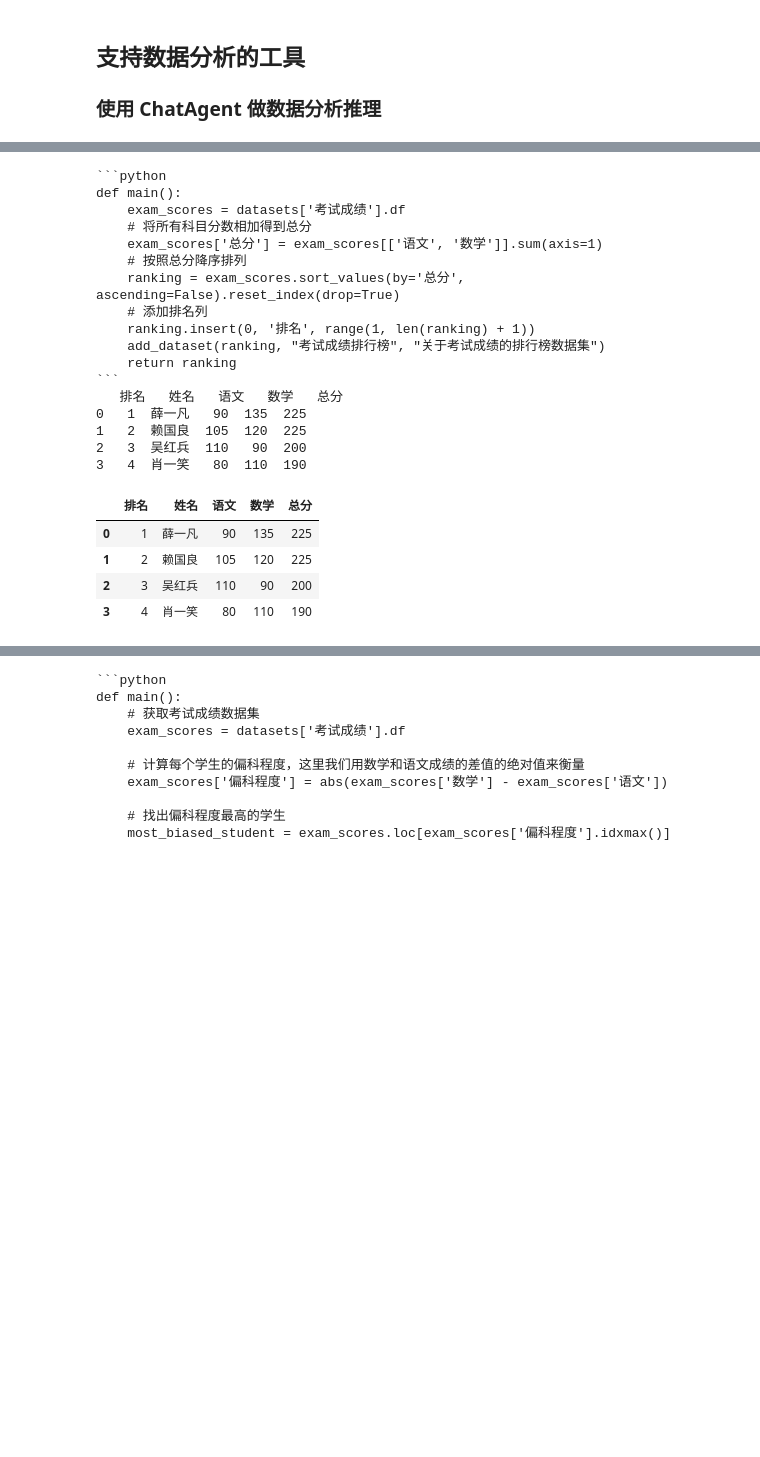
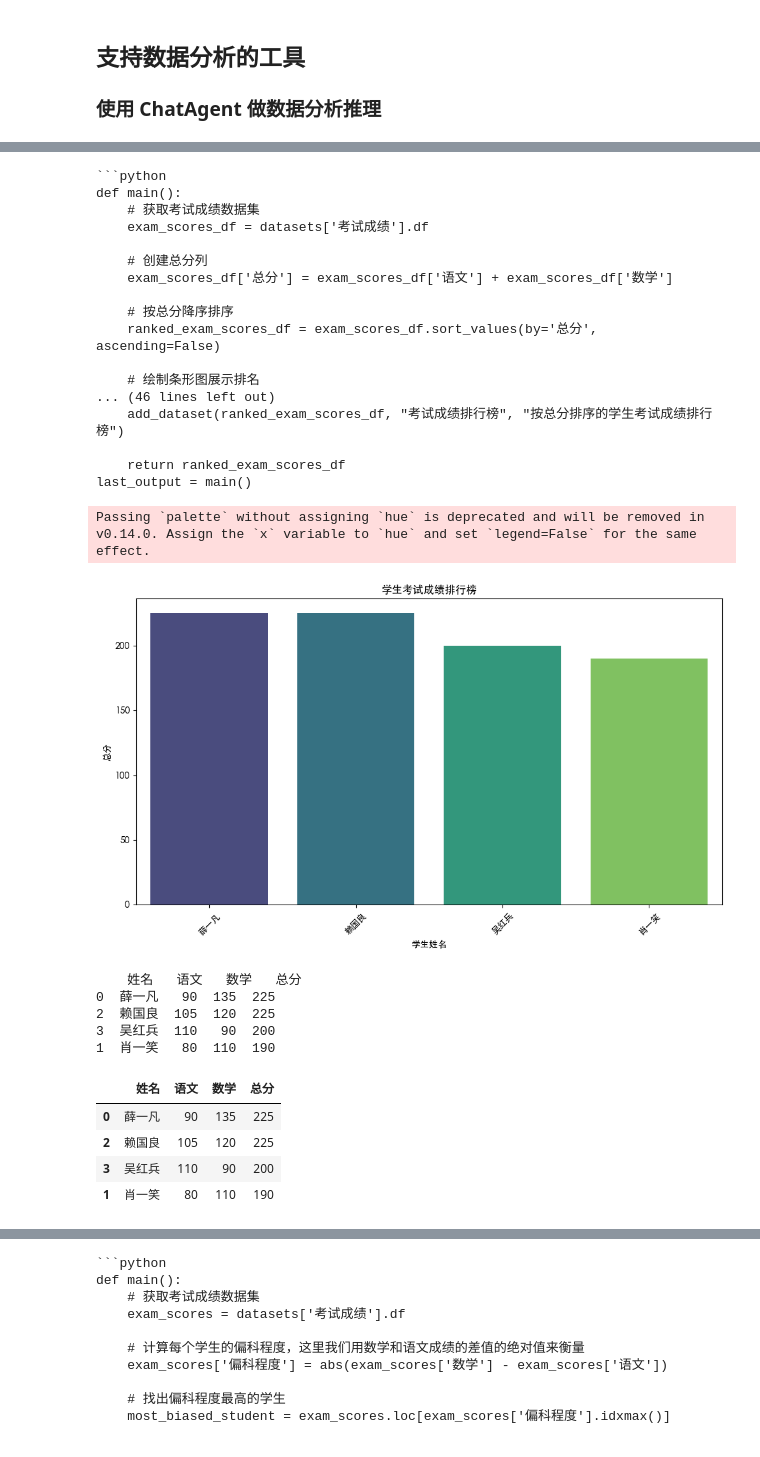
Before and after one commit to arcstep/illufly, a Jupyter notebook: notes/06 BaseAgent/data.ipynb, the cells around one changed output, grey strips where cells are left out. Saved outputs shown, nothing was run; the diff lists cells and outputs as text; code cells hidden in the pictures; blank space fills up the shorter version.

````diff
--- a/notes/06 BaseAgent/data.ipynb
+++ b/notes/06 BaseAgent/data.ipynb
@@ -56,28 +83,35 @@ print(p.agent.memory[0]['content'])
 # %%
-p("重新做一个榜单吧")
+p("重新做一个榜单吧, 并绘制合适的图表")
 # %% [output]
 ```python
 def main():
-    exam_scores = datasets['考试成绩'].df
-    # 将所有科目分数相加得到总分
-    exam_scores['总分'] = exam_scores[['语文', '数学']].sum(axis=1)
-    # 按照总分降序排列
-    ranking = exam_scores.sort_values(by='总分', ascending=False).reset_index(drop=True)
-    # 添加排名列
-    ranking.insert(0, '排名', range(1, len(ranking) + 1))
-    add_dataset(ranking, "考试成绩排行榜", "关于考试成绩的排行榜数据集")
-    return ranking
-```
-   排名   姓名   语文   数学   总分
-0   1  薛一凡   90  135  225
-1   2  赖国良  105  120  225
-2   3  吴红兵  110   90  200
-3   4  肖一笑   80  110  190
+    # 获取考试成绩数据集
+    exam_scores_df = datasets['考试成绩'].df
+
+    # 创建总分列
+    exam_scores_df['总分'] = exam_scores_df['语文'] + exam_scores_df['数学']
+
+    # 按总分降序排序
+    ranked_exam_scores_df = exam_scores_df.sort_values(by='总分', ascending=False)
+
+    # 绘制条形图展示排名
+... (46 lines left out)
+    add_dataset(ranked_exam_scores_df, "考试成绩排行榜", "按总分排序的学生考试成绩排行榜")
+
+    return ranked_exam_scores_df
+last_output = main()
+Passing `palette` without assigning `hue` is deprecated and will be removed in v0.14.0. Assign the `x` variable to `hue` and set `legend=False` for the same effect.
+[figure, added]
+    姓名   语文   数学   总分
+0  薛一凡   90  135  225
+2  赖国良  105  120  225
+3  吴红兵  110   90  200
+1  肖一笑   80  110  190
-|  | 排名 | 姓名 | 语文 | 数学 | 总分 |
-| 0 | 1 | 薛一凡 | 90 | 135 | 225 |
-| 1 | 2 | 赖国良 | 105 | 120 | 225 |
-| 2 | 3 | 吴红兵 | 110 | 90 | 200 |
-| 3 | 4 | 肖一笑 | 80 | 110 | 190 |
+|  | 姓名 | 语文 | 数学 | 总分 |
+| 0 | 薛一凡 | 90 | 135 | 225 |
+| 2 | 赖国良 | 105 | 120 | 225 |
+| 3 | 吴红兵 | 110 | 90 | 200 |
+| 1 | 肖一笑 | 80 | 110 | 190 |
 # %%
 p("新榜单中谁最好？")
 # %% [output]
````
Also changed, not shown: parts of 4 cells of this notebook, 10 other files.
